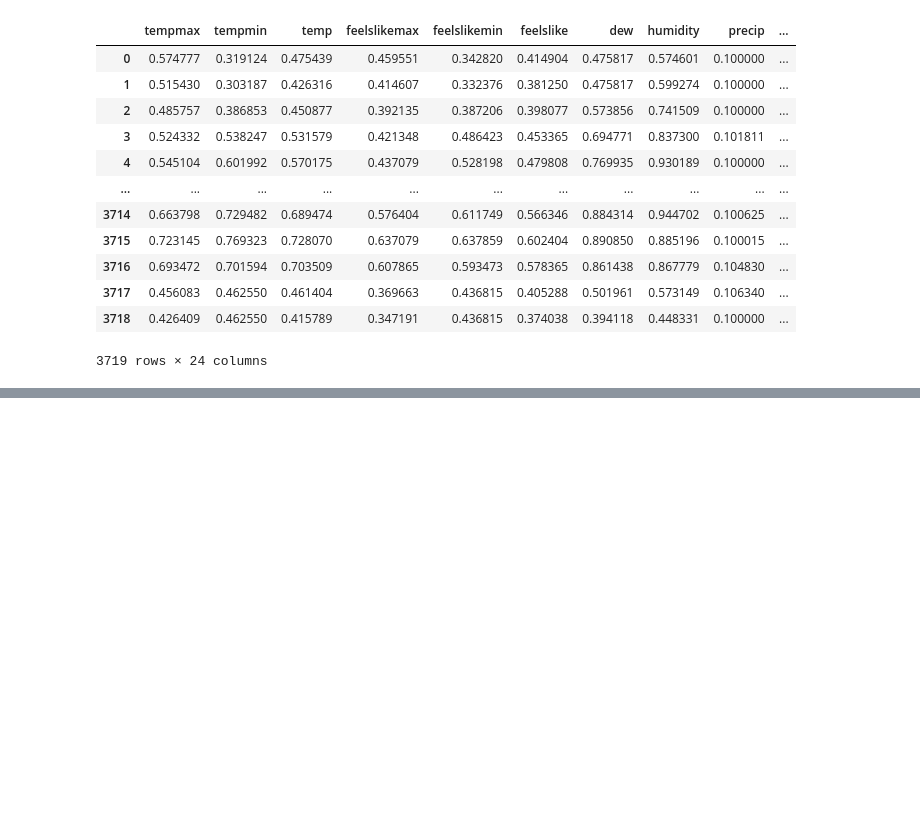
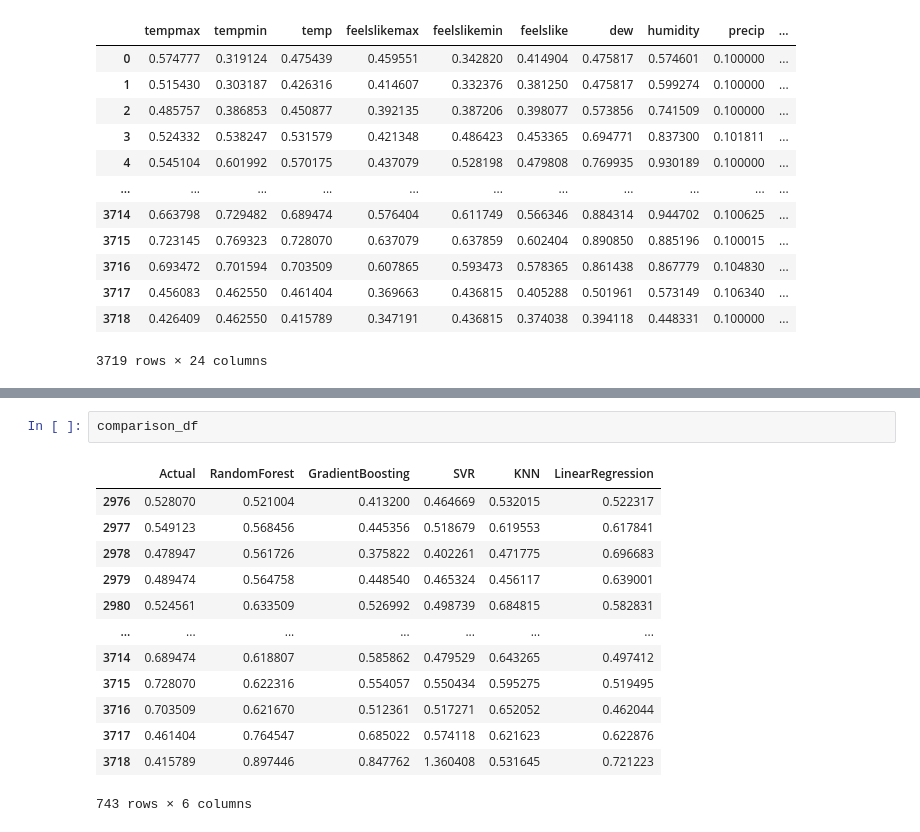
Before and after one commit to hheulwen/hanoi_weather_forecast, a Jupyter notebook: hanoi-weather-prediction-ml-multivar.ipynb, the cells around one changed output, grey strips where cells are left out. Cells and saved outputs as stored; diff of their text form; blank space fills up the shorter version.

```diff
--- a/hanoi-weather-prediction-ml-multivar.ipynb
+++ b/hanoi-weather-prediction-ml-multivar.ipynb
@@ -243,0 +198,16 @@ results_df
+# %%
+comparison_df
+# %% [output]
+|  | Actual | RandomForest | GradientBoosting | SVR | KNN | LinearRegression |
+| 2976 | 0.528070 | 0.521004 | 0.413200 | 0.464669 | 0.532015 | 0.522317 |
+| 2977 | 0.549123 | 0.568456 | 0.445356 | 0.518679 | 0.619553 | 0.617841 |
+| 2978 | 0.478947 | 0.561726 | 0.375822 | 0.402261 | 0.471775 | 0.696683 |
+| 2979 | 0.489474 | 0.564758 | 0.448540 | 0.465324 | 0.456117 | 0.639001 |
+| 2980 | 0.524561 | 0.633509 | 0.526992 | 0.498739 | 0.684815 | 0.582831 |
+| ... | ... | ... | ... | ... | ... | ... |
+| 3714 | 0.689474 | 0.618807 | 0.585862 | 0.479529 | 0.643265 | 0.497412 |
+| 3715 | 0.728070 | 0.622316 | 0.554057 | 0.550434 | 0.595275 | 0.519495 |
+| 3716 | 0.703509 | 0.621670 | 0.512361 | 0.517271 | 0.652052 | 0.462044 |
+| 3717 | 0.461404 | 0.764547 | 0.685022 | 0.574118 | 0.621623 | 0.622876 |
+| 3718 | 0.415789 | 0.897446 | 0.847762 | 1.360408 | 0.531645 | 0.721223 |
+743 rows × 6 columns
```
Also changed, not shown: parts of 25 cells of this notebook.
